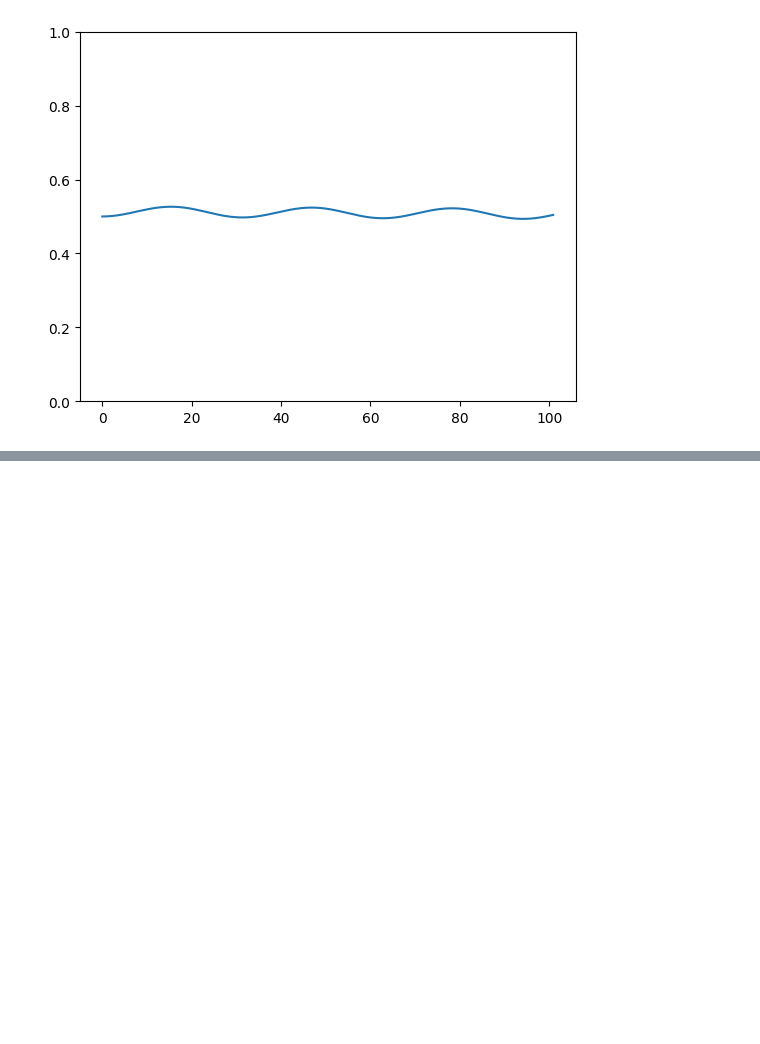
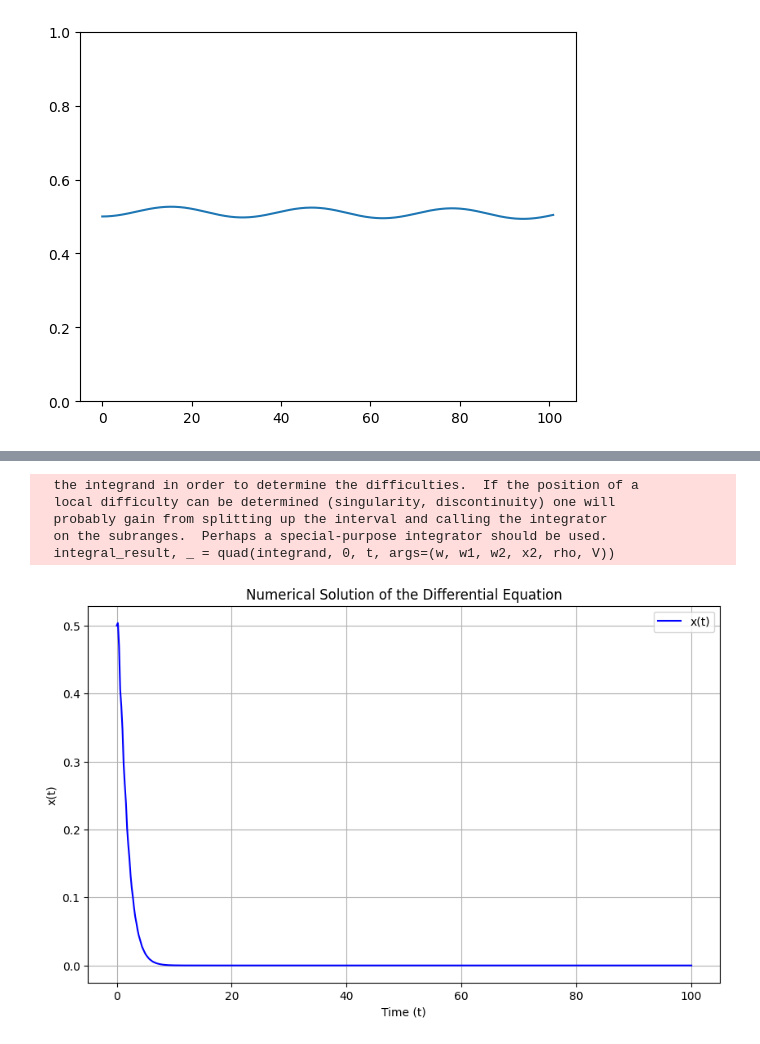
Before and after one commit to AhmadAlsaadi/ENCH421, a Jupyter notebook: Effect of tank volume.ipynb, the cells around one changed output, grey strips where cells are left out. Cells and saved outputs as stored; diff of their text form; code cells hidden in the pictures; blank space fills up the shorter version.

```diff
--- a/Effect of tank volume.ipynb
+++ b/Effect of tank volume.ipynb
@@ -60,0 +95,13 @@ plt.show()
+# %%
+import scipy as sp
+import numpy as np
+import matplotlib.pyplot as plt
+w=900
+w1=900
+w2=900
+rho=900
+x2=.6
+t=np.linspace(0,100)
+const=sp.integrate.quad(lambda x:w1/rho*(0.5+0.5*np.sin(x))/(x+1)+w2*x2/rho/(x+1),0,100)
+y=(t+1)**(-w/rho)*const
+plt.plot(t,y)
@@ -60,0 +157,44 @@ plt.show()
+# %%
+import numpy as np
+import matplotlib.pyplot as plt
+from scipy.integrate import quad
+
+# Constants (example values, adjust as needed)
+w = 1800       # Example value for w
+w1 = 900      # Example value for w1
+w2 = 900      # Example value for w2
+x2 = .3      # Example value for x2
+rho = 900     # Example value for rho
+V = 2       # Example value for V
+
+# Define the integrand function
+def integrand(u, w, w1, w2, x2, rho, V):
+    term1 = (w1 / (rho * V)) * (0.5 + 0.5 * np.sin(10*u))
+    term2 = (w2 * x2 / (rho * V))
+    return term1 + term2
+
+# Define the function for x(t)
+def x(t):
+    integral_result, _ = quad(integrand, 0, t, args=(w, w1, w2, x2, rho, V))
+    return np.exp(-w / (rho * V) * t) * (integral_result + 0.5)
+
+# Time array from 0 to 100
+time = np.linspace(0, 100, 500)
+x_values = [x(t) for t in time]
+
+# Plot the results
+plt.figure(figsize=(10, 6))
+plt.plot(time, x_values, label='x(t)', color='blue')
+plt.title('Numerical Solution of the Differential Equation')
+plt.xlabel('Time (t)')
+plt.ylabel('x(t)')
+plt.grid()
+plt.legend()
+plt.show()
+# %% [output]
+  the integrand in order to determine the difficulties.  If the position of a
+  local difficulty can be determined (singularity, discontinuity) one will
+  probably gain from splitting up the interval and calling the integrator
+  on the subranges.  Perhaps a special-purpose integrator should be used.
+  integral_result, _ = quad(integrand, 0, t, args=(w, w1, w2, x2, rho, V))
+[figure, added]
```
Also changed, not shown: parts of 7 cells of this notebook, 1 other file.
